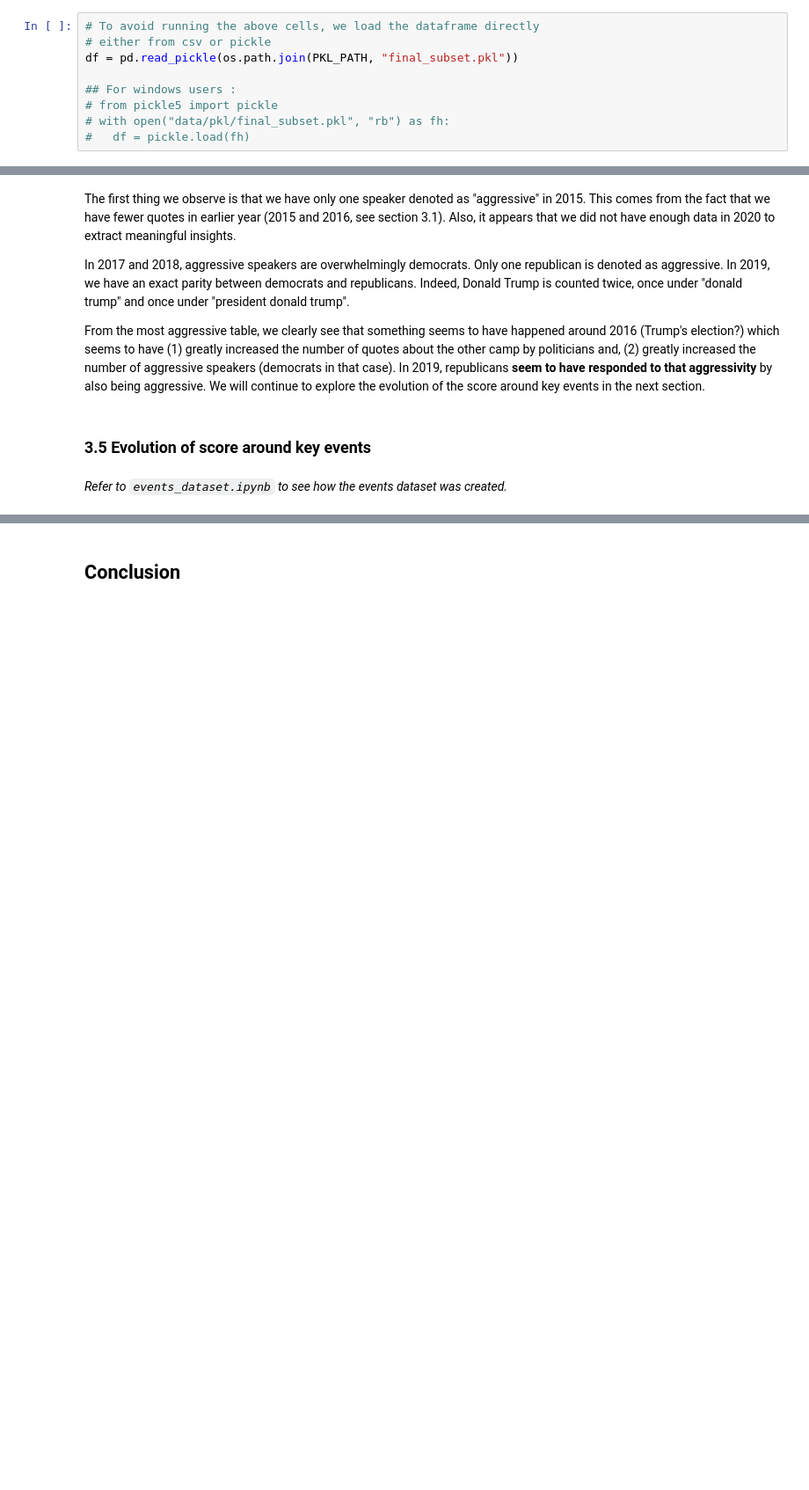
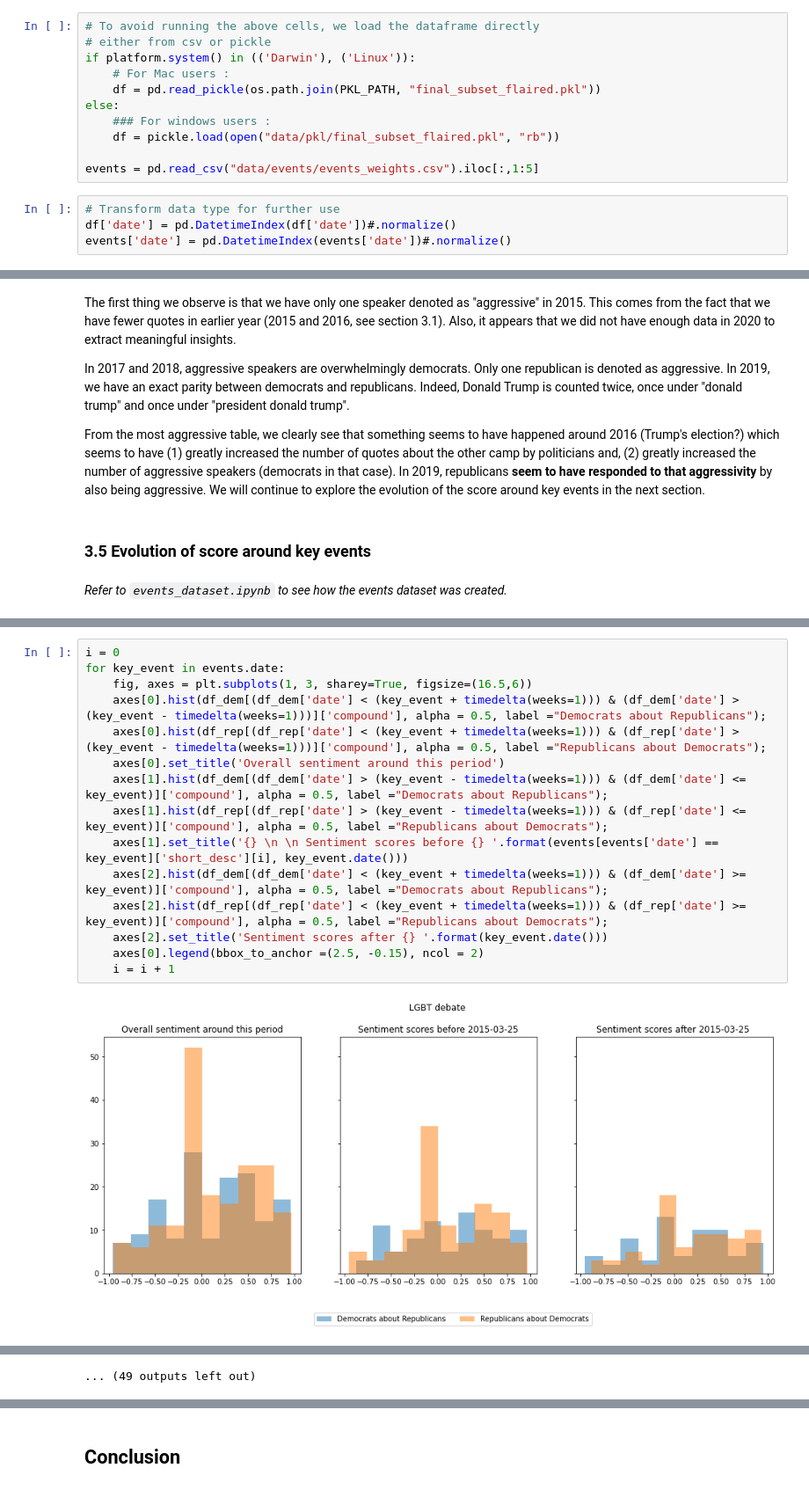
Before and after one commit to epfl-ada/ada-2021-project-apa, a Jupyter notebook: sentiment_eda.ipynb, the cells around one changed output, grey strips where cells are left out. Shown at 88% size. Drawn from its saved outputs; the diff is of its cells as text; blank space fills up the shorter version.

Commit message:
remarks and vader transfer to sentiment eda

```diff
--- a/sentiment_eda.ipynb
+++ b/sentiment_eda.ipynb
@@ -122,12 +126,18 @@ We will now perform some preliminary analysis, having in mind that we want to an
 # %%
 # To avoid running the above cells, we load the dataframe directly
 # either from csv or pickle
-df = pd.read_pickle(os.path.join(PKL_PATH, "final_subset.pkl"))
+if platform.system() in (('Darwin'), ('Linux')):
+    # For Mac users :
+    df = pd.read_pickle(os.path.join(PKL_PATH, "final_subset_flaired.pkl"))
+else:
+    ### For windows users :
+    df = pickle.load(open("data/pkl/final_subset_flaired.pkl", "rb"))
 
-## For windows users :
-# from pickle5 import pickle
-# with open("data/pkl/final_subset.pkl", "rb") as fh:
-#   df = pickle.load(fh)
+events = pd.read_csv("data/events/events_weights.csv").iloc[:,1:5]
+# %%
+# Transform data type for further use
+df['date'] = pd.DatetimeIndex(df['date'])#.normalize()
+events['date'] = pd.DatetimeIndex(events['date'])#.normalize()
 # %%
 df.info()
 # %% [output]
@@ -735,0 +748,17 @@ _Refer to `events_dataset.ipynb` to see how the events dataset was created._
+# %%
+i = 0
+for key_event in events.date:
+    fig, axes = plt.subplots(1, 3, sharey=True, figsize=(16.5,6))
+    axes[0].hist(df_dem[(df_dem['date'] < (key_event + timedelta(weeks=1))) & (df_dem['date'] > (key_event - timedelta(weeks=1)))]['compound'], alpha = 0.5, label ="Democrats about Republicans");
+    axes[0].hist(df_rep[(df_rep['date'] < (key_event + timedelta(weeks=1))) & (df_rep['date'] > (key_event - timedelta(weeks=1)))]['compound'], alpha = 0.5, label ="Republicans about Democrats");
+    axes[0].set_title('Overall sentiment around this period')
+    axes[1].hist(df_dem[(df_dem['date'] > (key_event - timedelta(weeks=1))) & (df_dem['date'] <= key_event)]['compound'], alpha = 0.5, label ="Democrats about Republicans");
+    axes[1].hist(df_rep[(df_rep['date'] > (key_event - timedelta(weeks=1))) & (df_rep['date'] <= key_event)]['compound'], alpha = 0.5, label ="Republicans about Democrats");
+    axes[1].set_title('{} \n \n Sentiment scores before {} '.format(events[events['date'] == key_event]['short_desc'][i], key_event.date()))
+    axes[2].hist(df_dem[(df_dem['date'] < (key_event + timedelta(weeks=1))) & (df_dem['date'] >= key_event)]['compound'], alpha = 0.5, label ="Democrats about Republicans");
+    axes[2].hist(df_rep[(df_rep['date'] < (key_event + timedelta(weeks=1))) & (df_rep['date'] >= key_event)]['compound'], alpha = 0.5, label ="Republicans about Democrats");
+    axes[2].set_title('Sentiment scores after {} '.format(key_event.date()))
+    axes[0].legend(bbox_to_anchor =(2.5, -0.15), ncol = 2)
+    i = i + 1
+# %% [output]
+[figure, added]
@@ -735,0 +776 @@ _Refer to `events_dataset.ipynb` to see how the events dataset was created._
+... (49 outputs left out)
```
Also changed, not shown: parts of 38 cells of this notebook.
